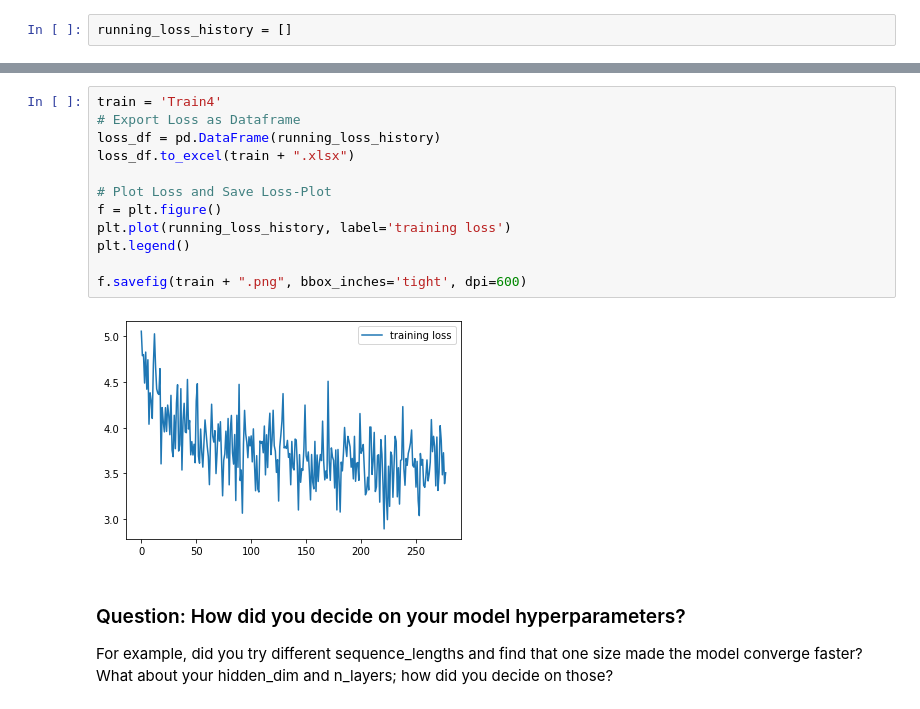
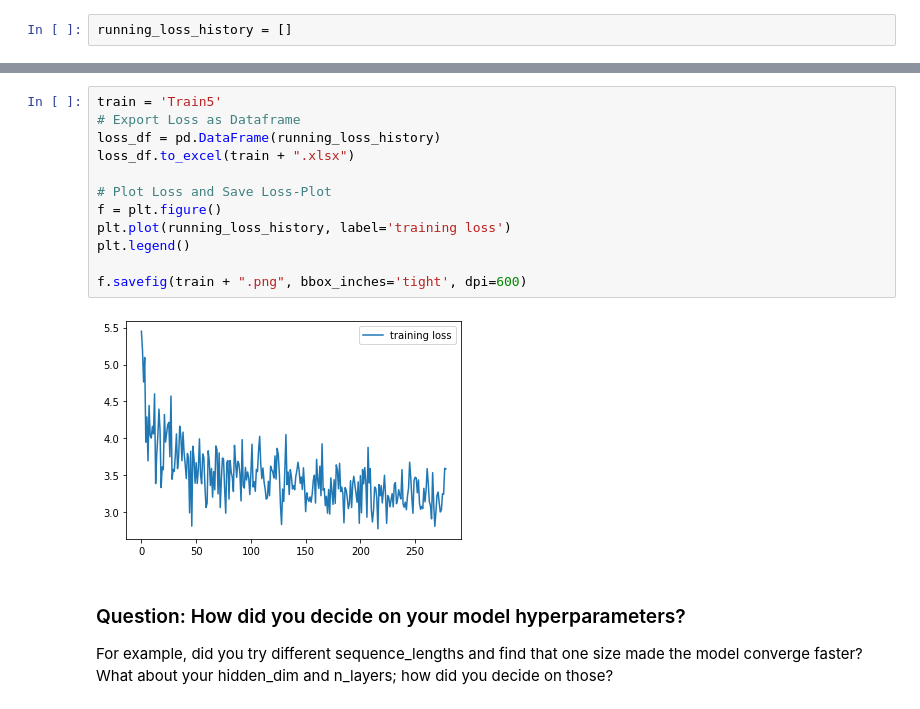
Before and after one commit to ddhartma/TV-Script-Generator, a Jupyter notebook: dlnd_tv_script_generation.ipynb, the cells around one changed output, grey strips where cells are left out. Saved outputs shown, nothing was run; the diff lists cells and outputs as text.

Commit message:
test: Test parameters Train5

```diff
--- a/dlnd_tv_script_generation.ipynb
+++ b/dlnd_tv_script_generation.ipynb
@@ -675,19 +676,19 @@ Epoch:   20/20    Loss: 3.6515868983268738
 
 Model Trained and Saved
 # %%
-train = 'Train4'
+train = 'Train5'
 # Export Loss as Dataframe
 loss_df = pd.DataFrame(running_loss_history)
 loss_df.to_excel(train + ".xlsx")
 
 # Plot Loss and Save Loss-Plot
 f = plt.figure()
 plt.plot(running_loss_history, label='training loss')
 plt.legend()
 
 f.savefig(train + ".png", bbox_inches='tight', dpi=600)
 # %% [output]
-[figure, old version]
+[figure, new version]
 # %% [markdown]
 ### Question: How did you decide on your model hyperparameters?
 For example, did you try different sequence_lengths and find that one size made the model converge faster? What about your hidden_dim and n_layers; how did you decide on those?
```
Also changed, not shown: parts of 4 cells of this notebook, 4 other files.
